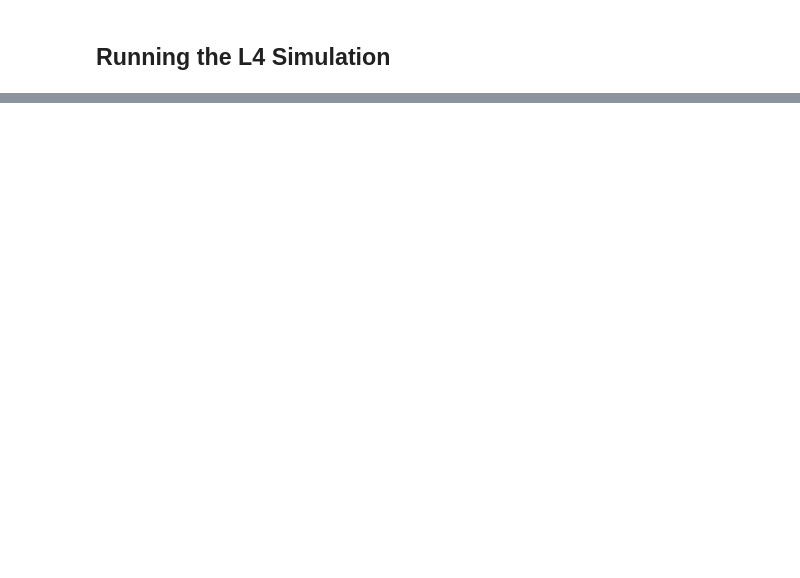
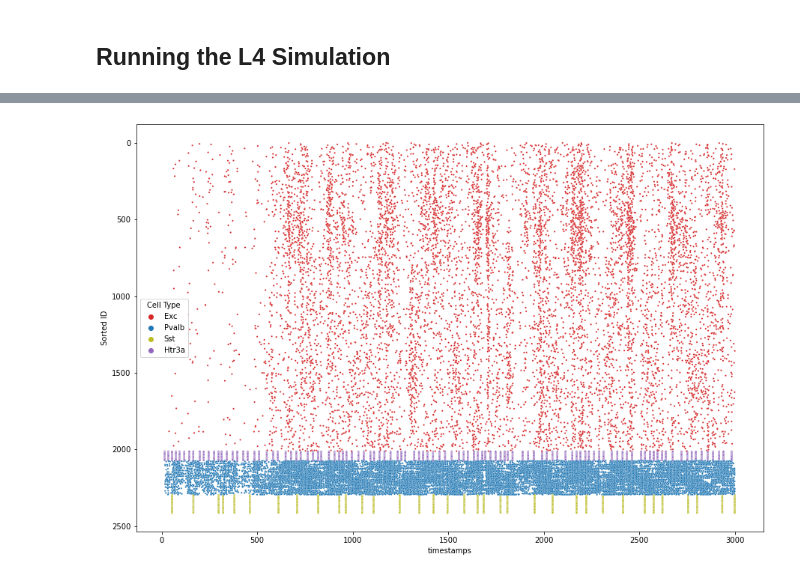
Before and after one commit to AllenInstitute/bmtk_workshop_2022, a Jupyter notebook: Ch6_l4model/6. The L4 Model.ipynb, the cells around one changed output, grey strips where cells are left out. Drawn from its saved outputs; the diff is of its cells as text; code cells hidden in the pictures; blank space fills up the shorter version.

```diff
--- a/Ch6_l4model/6. The L4 Model.ipynb
+++ b/Ch6_l4model/6. The L4 Model.ipynb
@@ -899,0 +1143,89 @@ plot_tunning_angle_fr('output/spikes.h5')
+# %%
+# make a raster plot
+
+import numpy as np
+import matplotlib.pyplot as plt
+from sonata.circuit import File
+import json
+import pandas as pd
+import re
+import seaborn as sns
+
+
+# in principle, if you provide the config file, you should be able to reproduce all the
+# metadata
+
+
+def read_config(config_file):
+    js = json.load(open(config_file, "r"))
+    return js
+
+
+def form_network(config_js):
+    # get the network structure out of the simulation
+    node_files = [e["nodes_file"] for e in config_js["networks"]["nodes"]]
+    # edge_files = [e["edges_file"] for e in config_js["networks"]["edges"]]
+    node_type_files = [e["node_types_file"] for e in config_js["networks"]["nodes"]]
+    # edge_type_files = [e["edge_types_file"] for e in config_js["networks"]["edges"]]
+    net = File(node_files[0], node_type_files[0])
+    return net
+
+
+def get_spikes(config_js):
+    spike_file_name = config_js["output"]["spikes_file_csv"]
+    spike_df = pd.read_csv(spike_file_name, sep=" ", index_col=2)
+    return spike_df
+
+
+def identify_cell_type(pop_name: str):
+    if pop_name.startswith("e"):
+        return "Exc"
+    else:
+        # return the string after the first number
+        return re.search(r"\d+(.*)", pop_name).groups()[0]
+
+
+# this is destructive method (adds columns to v1df)
+def determine_sort_position(v1df):
+    # reset_v1 = v1df.sort_values(["location", "pop_name", "tuning_angle"]).reset_index()
+    reset_v1 = v1df.sort_values(["layer", "Cell Type", "tuning_angle"]).reset_index()
+    sort_position = reset_v1.sort_values("index").index
+    return sort_position
+
+
+def plot_raster(config_file, s=1, **kwarg):
+    config_js = read_config(config_file)
+    net = form_network(config_js)
+    spike_df = get_spikes(config_js)
+
+    v1df = net.nodes["v1"].to_dataframe()
+    v1df["Cell Type"] = v1df["cell_line"].apply(identify_cell_type)
+    v1df["Sort Position"] = determine_sort_position(v1df)
+
+    spike_df["Sorted ID"] = v1df["Sort Position"].loc[spike_df.index]
+    spike_df["Cell Type"] = v1df["Cell Type"].loc[spike_df.index]
+
+    hue_order = ["Exc", "Pvalb", "Sst", "Htr3a"]
+    color_order = ["tab:red", "tab:blue", "tab:olive", "tab:purple"]
+    color_dict = dict(zip(hue_order, color_order))
+
+    ax2 = sns.scatterplot(
+        data=spike_df,
+        x="timestamps",
+        y="Sorted ID",
+        hue="Cell Type",
+        s=s,
+        hue_order=hue_order,
+        palette=color_dict,
+        **kwarg
+    )
+    ax2.invert_yaxis()
+    return ax2
+
+
+
+config_file = "output/config.simulation_pointnet.json"
+plt.figure(figsize=(15, 10))
+ax = plot_raster(config_file, s=5)
+# %% [output]
+[figure, added]
```
Also changed, not shown: parts of 13 cells of this notebook, 8 other files.
